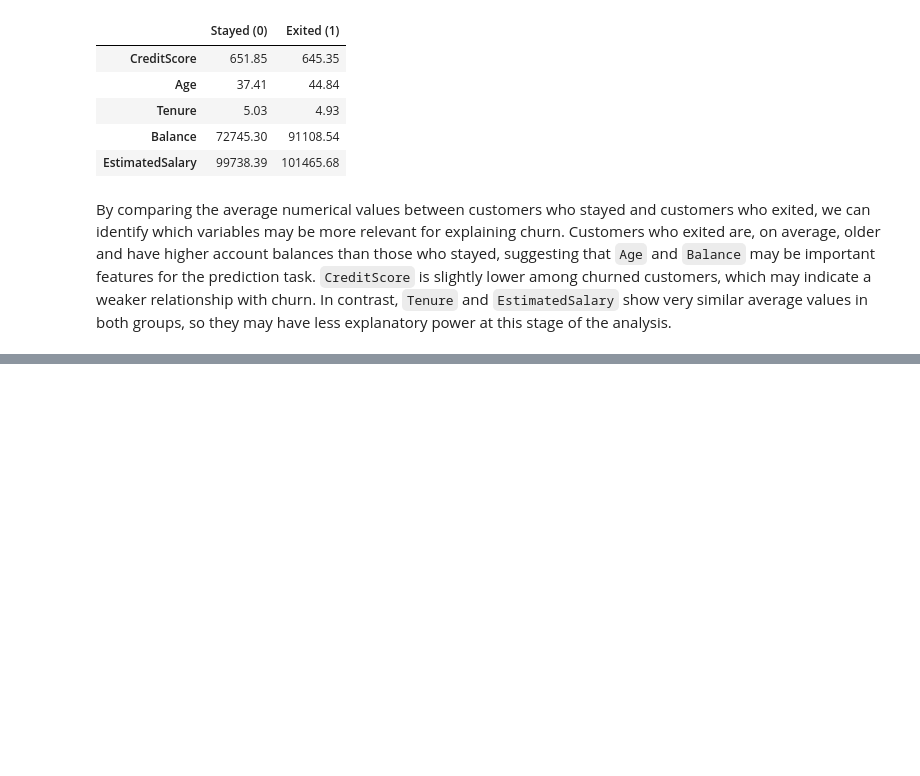
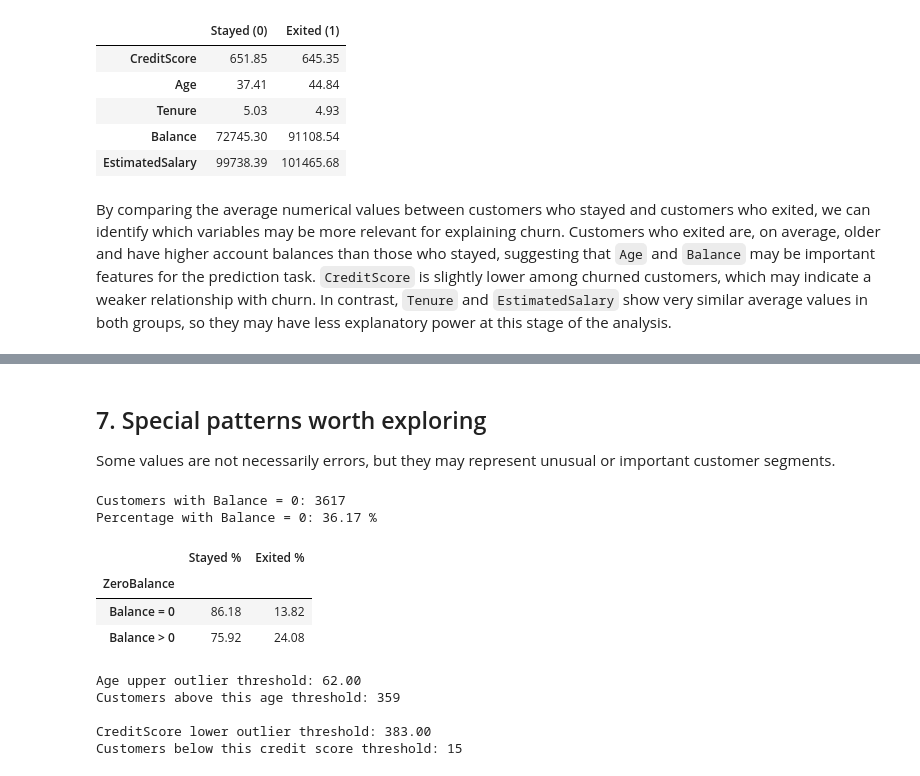
Before and after one commit to Hugord7/Churn-Project, a Jupyter notebook: Notebooks/02_eda.ipynb, the cells around one changed output, grey strips where cells are left out. Cells and saved outputs as stored; diff of their text form; code cells hidden in the pictures; blank space fills up the shorter version.

```diff
--- a/Notebooks/02_eda.ipynb
+++ b/Notebooks/02_eda.ipynb
@@ -200,0 +249,39 @@ By comparing the average numerical values between customers who stayed and custo
+# %% [markdown]
+## 7. Special patterns worth exploring
+
+Some values are not necessarily errors, but they may represent unusual or important customer segments.
+# %%
+print('Customers with Balance = 0:', (df_eda['Balance'] == 0).sum())
+print('Percentage with Balance = 0:', round((df_eda['Balance'] == 0).mean() * 100, 2), '%')
+
+balance_segment = df_eda.assign(ZeroBalance=np.where(df_eda['Balance'] == 0, 'Balance = 0', 'Balance > 0'))
+churn_rate_table(balance_segment, 'ZeroBalance')
+# %% [output]
+Customers with Balance = 0: 3617
+Percentage with Balance = 0: 36.17 %
+|  | Stayed % | Exited % |
+| ZeroBalance |  |  |
+| Balance = 0 | 86.18 | 13.82 |
+| Balance > 0 | 75.92 | 24.08 |
+# %%
+age_q1 = df_eda['Age'].quantile(0.25)
+age_q3 = df_eda['Age'].quantile(0.75)
+age_iqr = age_q3 - age_q1
+age_upper = age_q3 + 1.5 * age_iqr
+
+credit_q1 = df_eda['CreditScore'].quantile(0.25)
+credit_q3 = df_eda['CreditScore'].quantile(0.75)
+credit_iqr = credit_q3 - credit_q1
+credit_lower = credit_q1 - 1.5 * credit_iqr
+
+print(f'Age upper outlier threshold: {age_upper:.2f}')
+print('Customers above this age threshold:', (df_eda['Age'] > age_upper).sum())
+print()
+print(f'CreditScore lower outlier threshold: {credit_lower:.2f}')
+print('Customers below this credit score threshold:', (df_eda['CreditScore'] < credit_lower).sum())
+# %% [output]
+Age upper outlier threshold: 62.00
+Customers above this age threshold: 359
+
+CreditScore lower outlier threshold: 383.00
+Customers below this credit score threshold: 15
```
Also changed, not shown: parts of 10 cells of this notebook.
